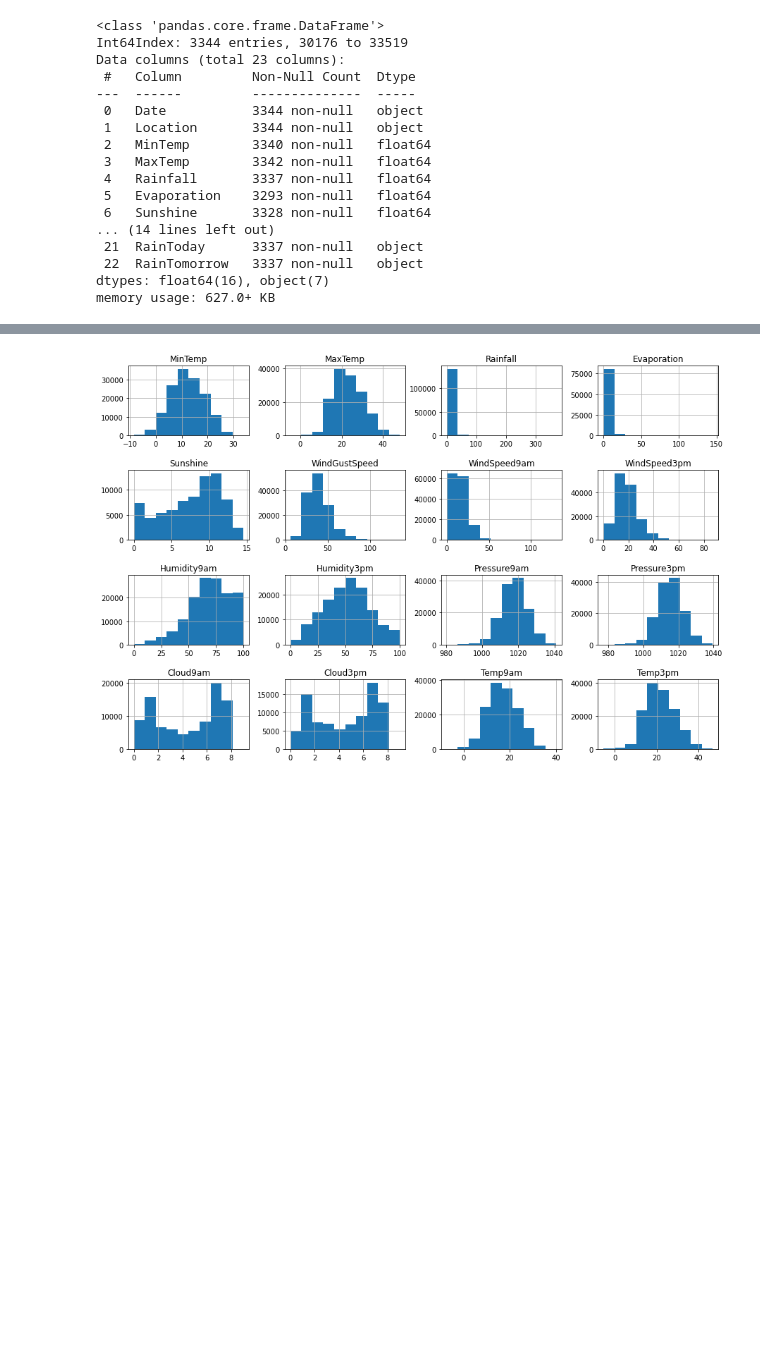
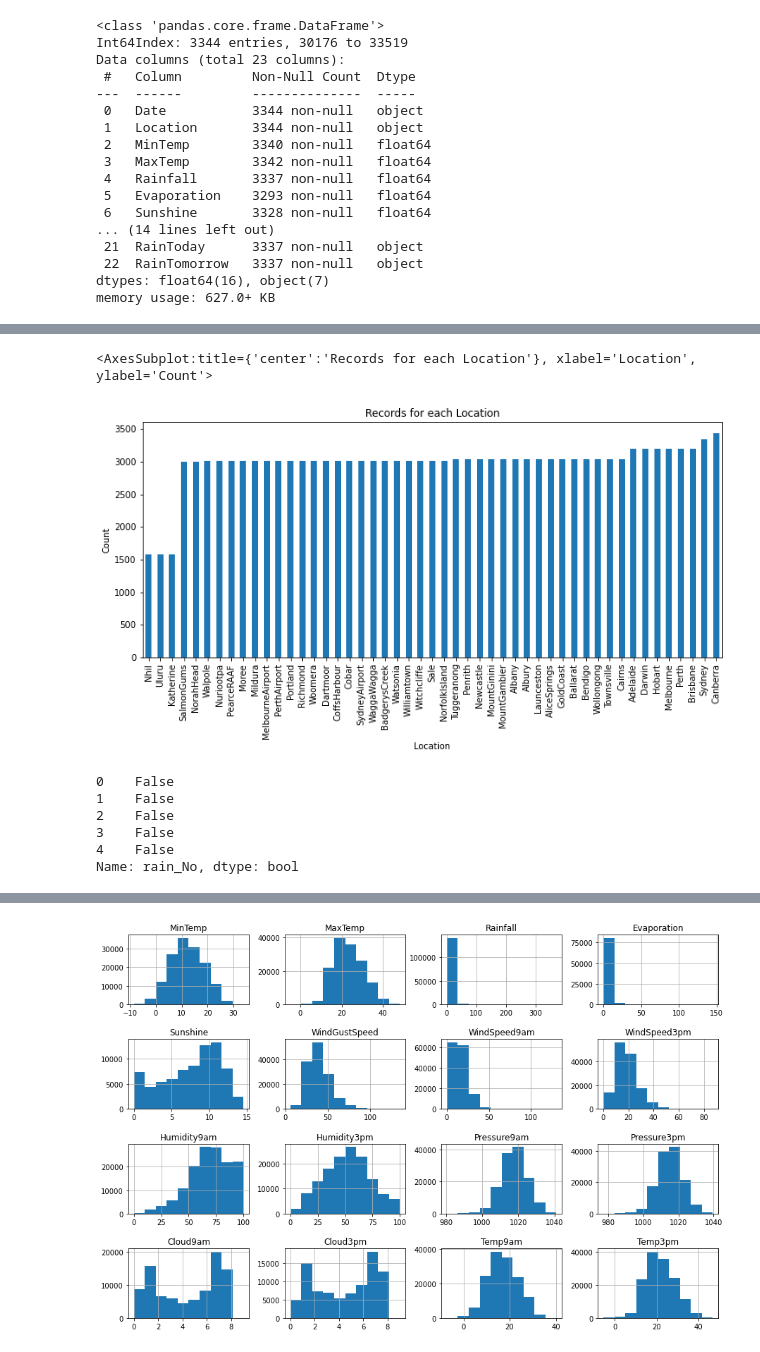
Before and after one commit to sangeetajay/Springboard, a Jupyter notebook: Second_Capstone/rain_in_australia_1.ipynb, the cells around one changed output, grey strips where cells are left out. Drawn from its saved outputs; the diff is of its cells as text; code cells hidden in the pictures; blank space fills up the shorter version.

```diff
--- a/Second_Capstone/rain_in_australia_1.ipynb
+++ b/Second_Capstone/rain_in_australia_1.ipynb
@@ -107,0 +134,25 @@ memory usage: 627.0+ KB
+# %%
+#df.groupby(['Location'])['Location'].count().plot(kind='bar').set_ylabel('Count')
+#df.groupby(['Location' ])[['Location']].count()
+
+# How many records or rows are there for each location?
+cities = df.groupby(['Location'])['Location'].count().sort_values()
+cities
+#df.groupby(['Location'])['Location'].count().sort_values().plot(kind='bar').set_ylabel('Count')
+cities.plot(kind='bar', figsize=[12,5], ylabel='Count', title='Records for each Location')
+# %% [output]
+<AxesSubplot:title={'center':'Records for each Location'}, xlabel='Location', ylabel='Count'>
+[figure, added]
+# %%
+# Change Yes and No to 1 and 0
+#this should be moved to earlier up in the wrangling....
+
+df['rain_No'] = df['RainToday'] == 'Yes'
+df['rain_No'].head()
+# %% [output]
+0    False
+1    False
+2    False
+3    False
+4    False
+Name: rain_No, dtype: bool
```
Also changed, not shown: parts of 15 cells of this notebook.
